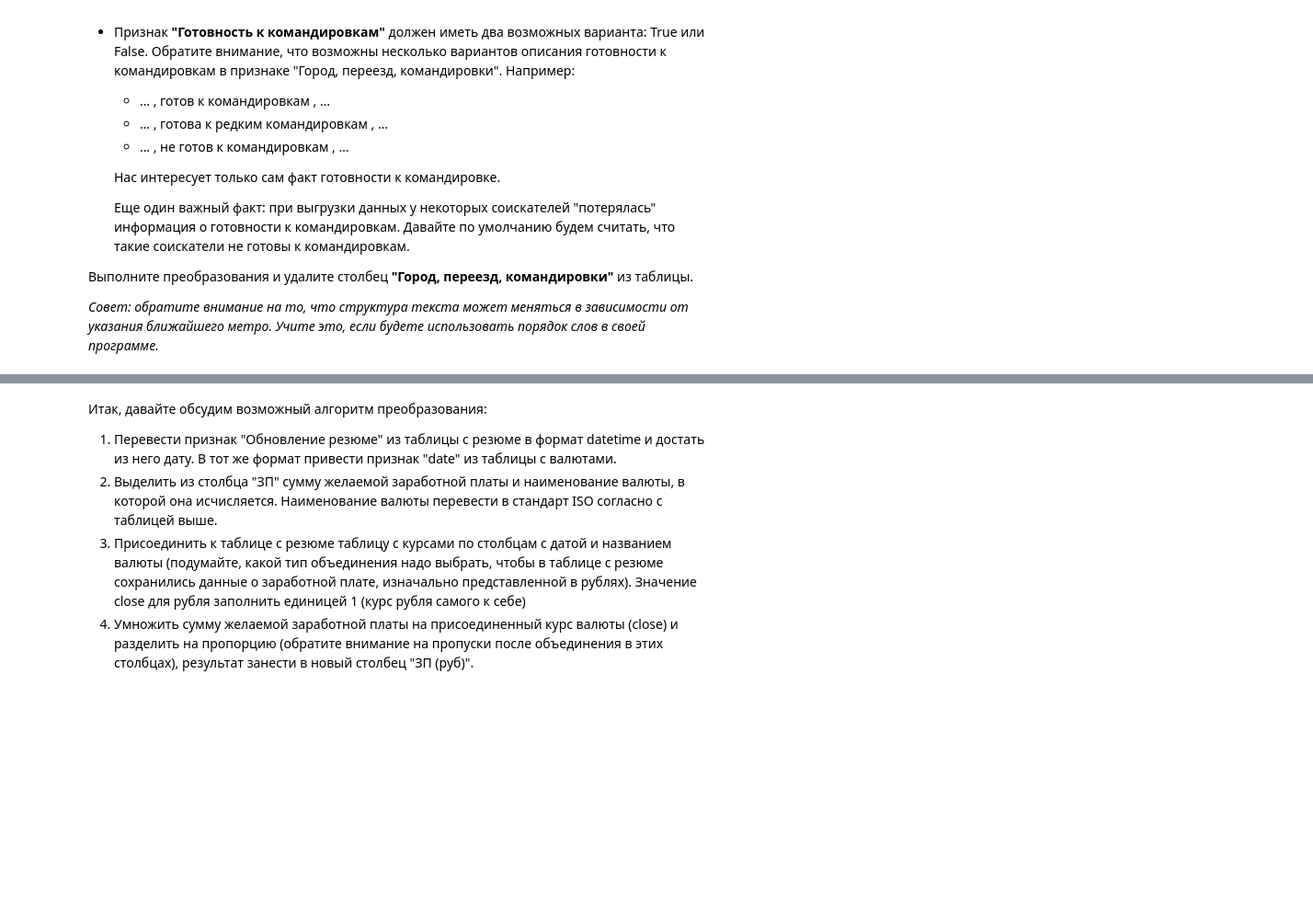
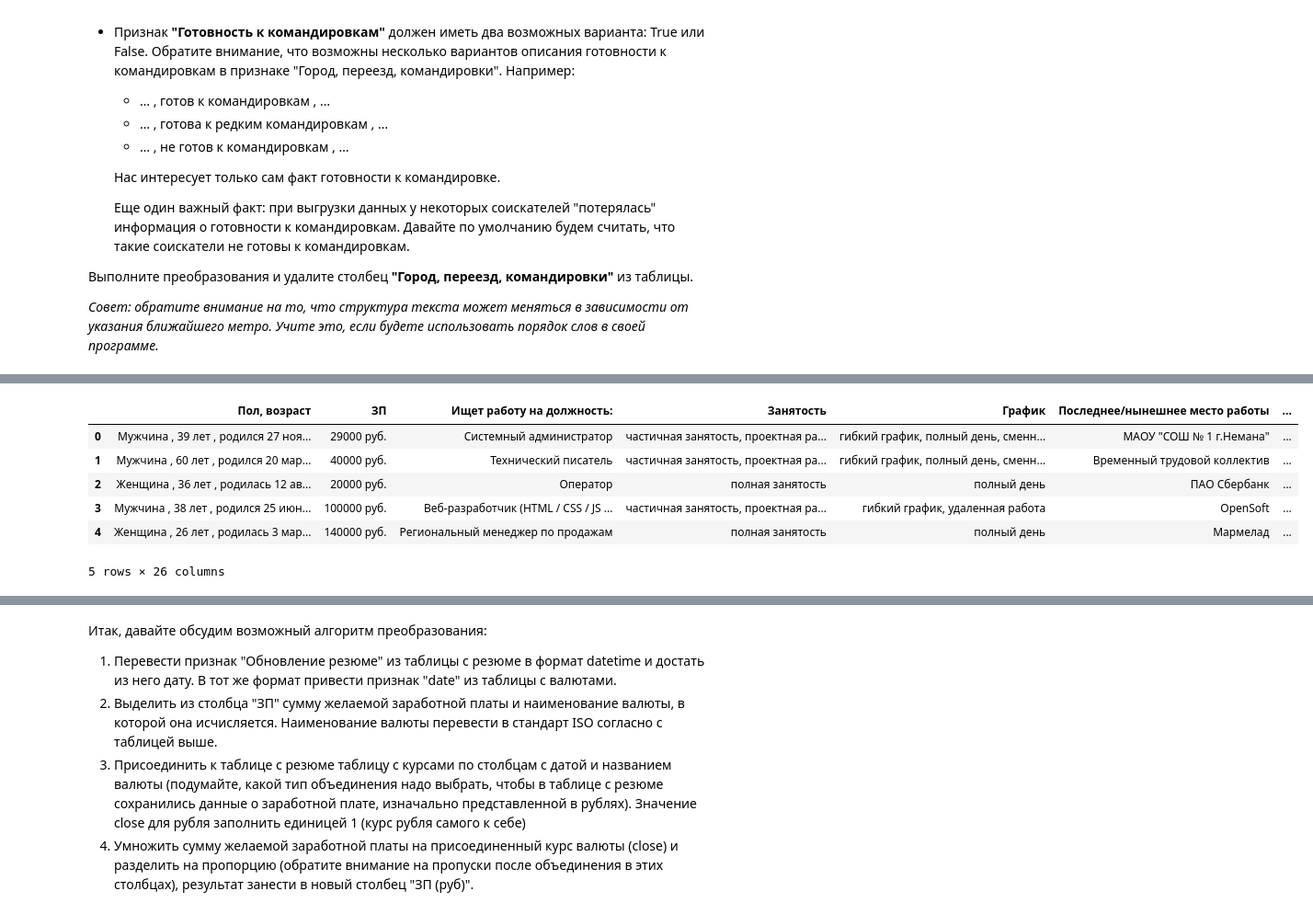
Before and after one commit to HinkevichRoadToDs/HeadHunter-PJ-, a Jupyter notebook: Project-1. Ноутбук-шаблон.ipynb, the cells around one changed output, grey strips where cells are left out. Shown: that part at 92% size. Cells and saved outputs as stored; diff of their text form; code cells hidden in the pictures; blank space fills up the shorter version.

```diff
--- a/Project-1. Ноутбук-шаблон.ipynb
+++ b/Project-1. Ноутбук-шаблон.ipynb
@@ -223,0 +222,33 @@ if re.search(r"\bлет|\bгод",'16 лет'):
+# %%
+million_cities = ['Новосибирск', 'Екатеринбург','Нижний Новгород','Казань', 'Челябинск','Омск', 'Самара', 'Ростов-на-Дону', 'Уфа', 'Красноярск', 'Пермь', 'Воронеж','Волгоград']
+def extract_data(row):
+    city = row[0]
+    if city in million_cities:
+        city = 'город-миллионник'
+    elif any((city == 'Москва', city == 'Санкт-Петербург')):
+        city = row[0]
+    else:
+        city = 'другие'
+
+    removal = row[1]
+
+    if re.search(r'\bм\.',row[1]):
+        removal = row[2]
+
+    if re.search(r'\bне готов.', removal):
+        removal = False
+    else:
+        removal = True
+    business_trip = row[2]
+    if re.search(r'\bм\.',row[1]):
+        business_trip = row[3]
+    if re.search(r'\bне готов.', business_trip):
+        business_trip = False
+    else:
+        business_trip = True
+    result = pd.Series(data =[city,removal,business_trip],index = ['Город','Готовность к переезду','Готовность к командировкам'])
+    return result
+df[['Город','Готовность к переезду','Готовность к командировкам']] = \
+    df['Город, переезд, командировки'].apply(lambda col: extract_data(col.split(',')) )
+df = df.drop('Город, переезд, командировки', axis = 1)
+display(df.head(3))
@@ -240,0 +276,20 @@ if re.search(r"\bлет|\bгод",'16 лет'):
+# %%
+df['полная_занятость'] = df['Занятость'].str.contains('полная занятость')
+df['частичная_занятость'] = df['Занятость'].str.contains('частичная занятость')
+df['проектная_работа'] = df['Занятость'].str.contains('проектная работа')
+df['волонтерство'] = df['Занятость'].str.contains('волонтерство')
+df['стажировка'] = df['Занятость'].str.contains('полный день')
+df['полный_день'] = df['График'].str.contains('полный день')
+df['сменный_график'] = df['График'].str.contains('сменный график')
+df['гибкий_график'] = df['График'].str.contains('гибкий график')
+df['удаленная_работа'] = df['График'].str.contains('удаленная работа')
+df['вахтовый_метод'] = df['График'].str.contains('вахтовый метод')
+display(df.head())
+# %% [output]
+|  | Пол, возраст | ЗП | Ищет работу на должность: | Занятость | График | Последнее/нынешнее место работы | ... |
+| 0 | Мужчина , 39 лет , родился 27 ноя... | 29000 руб. | Системный администратор | частичная занятость, проектная ра... | гибкий график, полный день, сменн... | МАОУ "СОШ № 1 г.Немана" | ... |
+| 1 | Мужчина , 60 лет , родился 20 мар... | 40000 руб. | Технический писатель | частичная занятость, проектная ра... | гибкий график, полный день, сменн... | Временный трудовой коллектив | ... |
+| 2 | Женщина , 36 лет , родилась 12 ав... | 20000 руб. | Оператор | полная занятость | полный день | ПАО Сбербанк | ... |
+| 3 | Мужчина , 38 лет , родился 25 июн... | 100000 руб. | Веб-разработчик (HTML / CSS / JS ... | частичная занятость, проектная ра... | гибкий график, удаленная работа | OpenSoft | ... |
+| 4 | Женщина , 26 лет , родилась 3 мар... | 140000 руб. | Региональный менеджер по продажам | полная занятость | полный день | Мармелад | ... |
+5 rows × 26 columns
```
Also changed, not shown: parts of 9 cells of this notebook, 1 other file.
